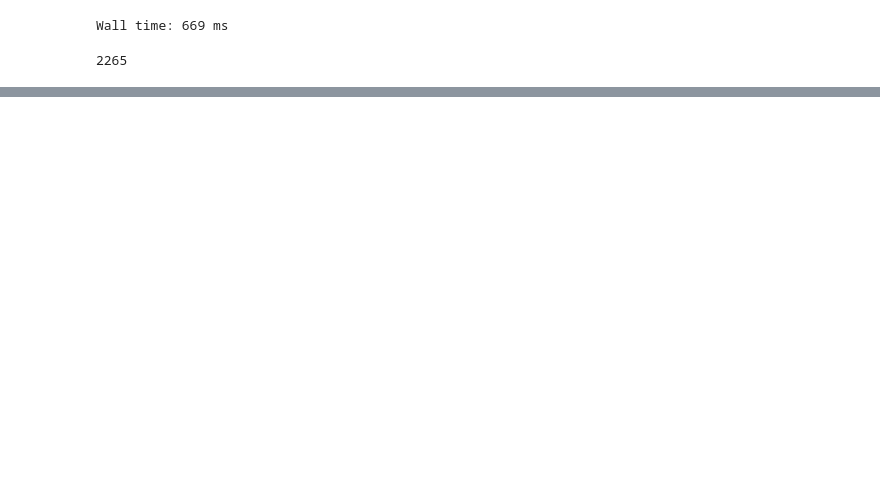
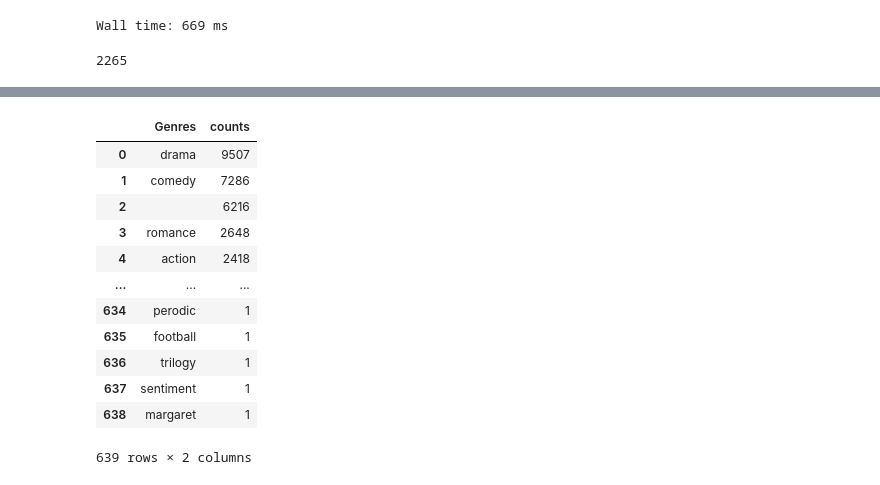
Before and after one commit to erickeagle/Wikipedia-Movies-Data-EDA-NLP-Redcommendation-System-, a Jupyter notebook: cleaning_and_structuring_GENRE_data.ipynb, the cells around one changed output, grey strips where cells are left out. Cells and saved outputs as stored; diff of their text form; code cells hidden in the pictures; blank space fills up the shorter version.

```diff
--- a/cleaning_and_structuring_GENRE_data.ipynb
+++ b/cleaning_and_structuring_GENRE_data.ipynb
@@ -189,0 +292,17 @@ new_df['Genre_updated'].apply(lambda x: x.strip()).nunique()
+# %%
+dax=new_df1['Genre_updated_again'].value_counts().rename_axis('Genres').reset_index(name='counts')
+dax
+# %% [output]
+|  | Genres | counts |
+| 0 | drama | 9507 |
+| 1 | comedy | 7286 |
+| 2 |  | 6216 |
+| 3 | romance | 2648 |
+| 4 | action | 2418 |
+| ... | ... | ... |
+| 634 | perodic | 1 |
+| 635 | football | 1 |
+| 636 | trilogy | 1 |
+| 637 | sentiment | 1 |
+| 638 | margaret | 1 |
+639 rows × 2 columns
```
Also changed, not shown: parts of 12 cells of this notebook, 3 other files.
